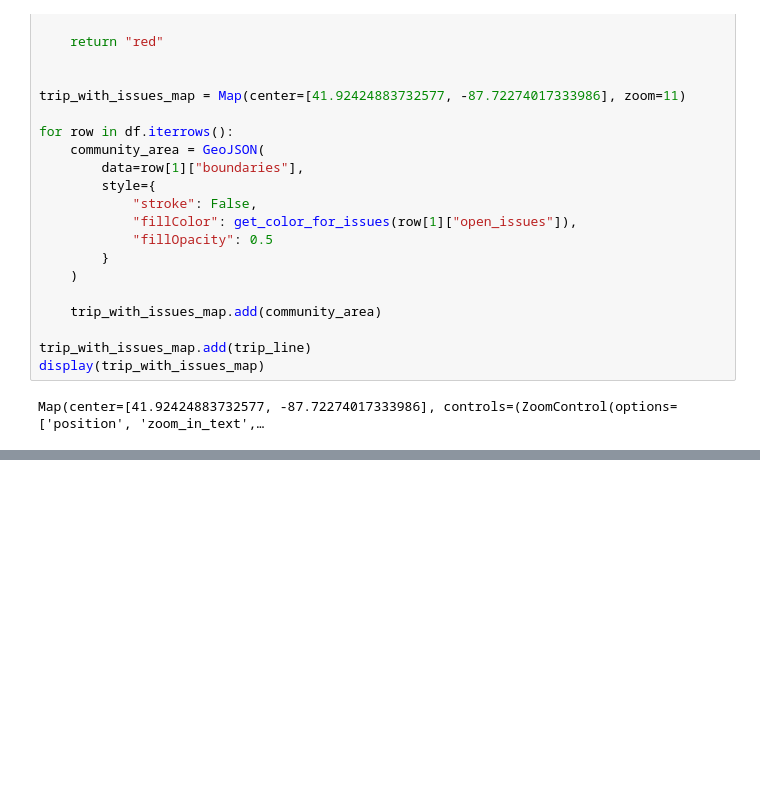
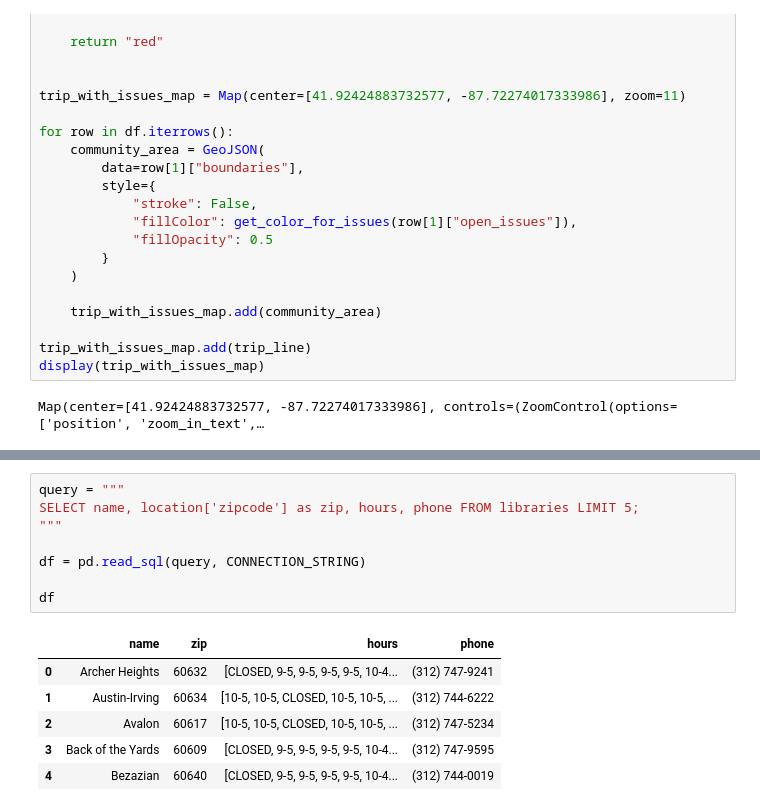
Before and after one commit to crate/academy-fundamentals-course, a Jupyter notebook: notebooks/multi_model_data/multi_model_data.ipynb, the cells around one changed output, grey strips where cells are left out. Cells and saved outputs as stored; diff of their text form; blank space fills up the shorter version.

```diff
--- a/notebooks/multi_model_data/multi_model_data.ipynb
+++ b/notebooks/multi_model_data/multi_model_data.ipynb
@@ -397,0 +444,15 @@ Map(center=[41.92424883732577, -87.72274017333986], controls=(ZoomControl(option
+# %%
+query = """
+SELECT name, location['zipcode'] as zip, hours, phone FROM libraries LIMIT 5;
+"""
+
+df = pd.read_sql(query, CONNECTION_STRING)
+
+df
+# %% [output]
+|  | name | zip | hours | phone |
+| 0 | Archer Heights | 60632 | [CLOSED, 9-5, 9-5, 9-5, 9-5, 10-4... | (312) 747-9241 |
+| 1 | Austin-Irving | 60634 | [10-5, 10-5, CLOSED, 10-5, 10-5, ... | (312) 744-6222 |
+| 2 | Avalon | 60617 | [10-5, 10-5, CLOSED, 10-5, 10-5, ... | (312) 747-5234 |
+| 3 | Back of the Yards | 60609 | [CLOSED, 9-5, 9-5, 9-5, 9-5, 10-4... | (312) 747-9595 |
+| 4 | Bezazian | 60640 | [CLOSED, 9-5, 9-5, 9-5, 9-5, 10-4... | (312) 744-0019 |
```
Also changed, not shown: parts of 31 cells of this notebook.
